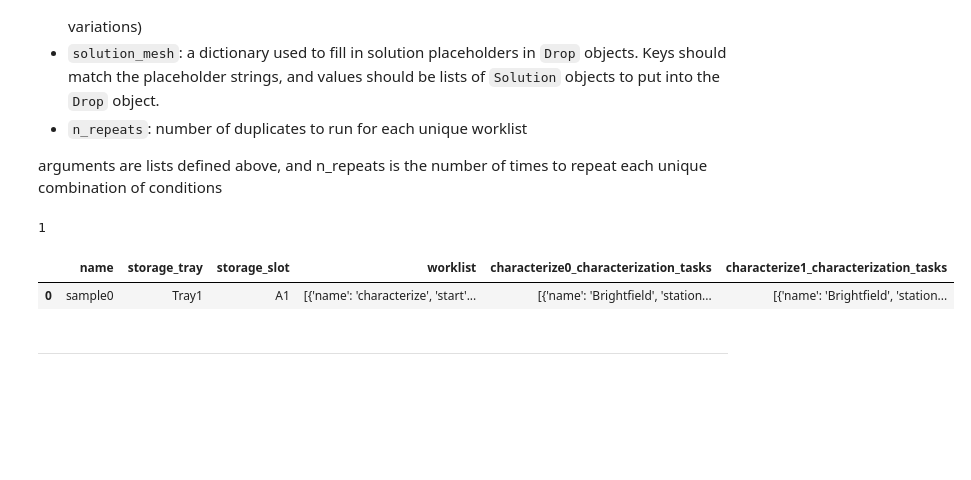
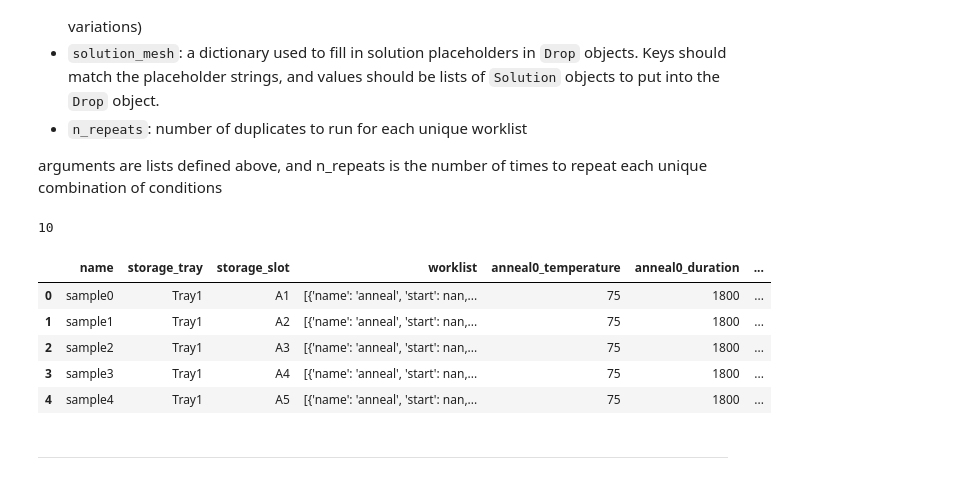
Before and after one commit to fenning-research-group/PASCAL, a Jupyter notebook: frgpascal/Examples/Deniz FA78Cs22 Cl5 Ternary Planning.ipynb, the cells around one changed output. Saved outputs shown, nothing was run; the diff lists cells and outputs as text; code cells hidden in the pictures; blank space fills up the shorter version.

````diff
--- a/frgpascal/Examples/Deniz FA78Cs22 Cl5 Ternary Planning.ipynb
+++ b/frgpascal/Examples/Deniz FA78Cs22 Cl5 Ternary Planning.ipynb
@@ -292,10 +292,16 @@ Example:
     ),
 ```
 # %%
-anneal_absorber = Anneal(
-        temperature=100, #degrees C
+anneal_absorber = [
+    Anneal(
+        temperature=75, #degrees C
+        duration=30*60, #seconds
+    ),
+    Anneal(
+        temperature=125, #degrees C
         duration=30*60, #seconds
     )
+]
 # %% [markdown]
 ## Characterize Absorber
 # %%
@@ -338,24 +344,29 @@ samples = build_sample_list(
     input_substrates = input_substrates,
     steps = [
         # spincoat_absorber,
-        # anneal_absorber,
+        anneal_absorber,
         # Rest(180, immediate=True),
         char_absorber,
         char_absorber,
     ],
-    n_repeats=1,
+    n_repeats=5,
 )
 len(samples)
 # %% [output]
-1
+10
 # %%
+HOTPLATE_SETTINGS = assign_hotplates(samples)
 load_sample_trays(samples, sample_trays)
 df = samples_to_dataframe(samples)
 df.to_csv(f'SampleDataframe_{experiment_name}.csv')
 df.head()
 # %% [output]
-|  | name | storage_tray | storage_slot | worklist | characterize0_characterization_tasks | characterize1_characterization_tasks |
-| 0 | sample0 | Tray1 | A1 | [{'name': 'characterize', 'start'... | [{'name': 'Brightfield', 'station... | [{'name': 'Brightfield', 'station... |
+|  | name | storage_tray | storage_slot | worklist | anneal0_temperature | anneal0_duration | ... |
+| 0 | sample0 | Tray1 | A1 | [{'name': 'anneal', 'start': nan,... | 75 | 1800 | ... |
+| 1 | sample1 | Tray1 | A2 | [{'name': 'anneal', 'start': nan,... | 75 | 1800 | ... |
+| 2 | sample2 | Tray1 | A3 | [{'name': 'anneal', 'start': nan,... | 75 | 1800 | ... |
+| 3 | sample3 | Tray1 | A4 | [{'name': 'anneal', 'start': nan,... | 75 | 1800 | ... |
+| 4 | sample4 | Tray1 | A5 | [{'name': 'anneal', 'start': nan,... | 75 | 1800 | ... |
 # %% [markdown]
 -----
 # %% [markdown]
````
Also changed, not shown: parts of 14 cells of this notebook, 9 other files.
